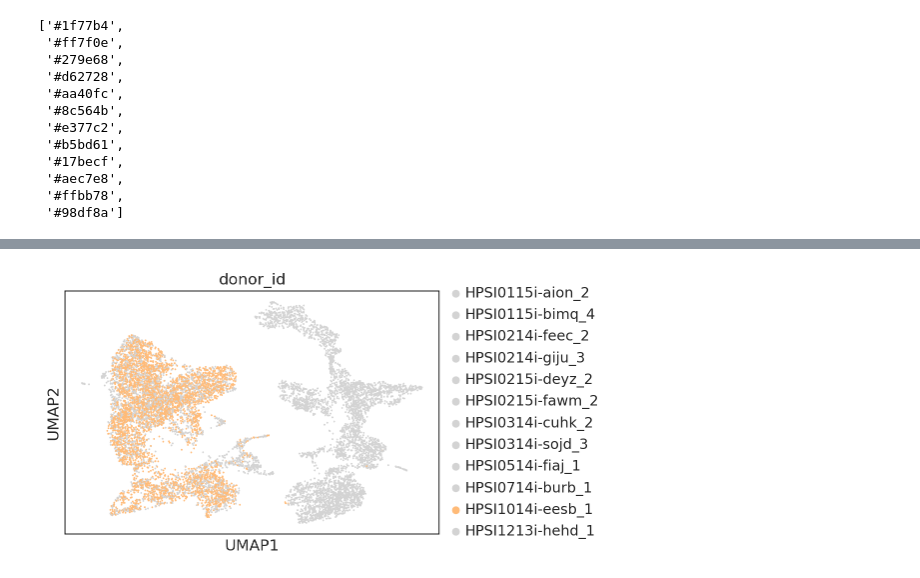
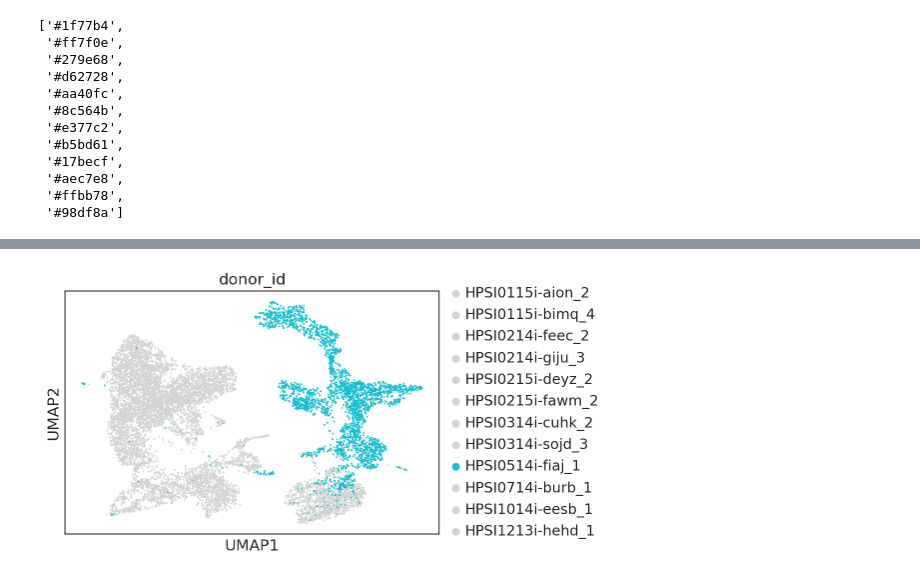
Before and after one commit to single-cell-genetics/singlecell_neuroseq_paper, a Jupyter notebook: plotting_notebooks/Figure_2/Figure_2c_2e_organoid_umaps_and_extended_fig4a.ipynb, the cells around one changed output, grey strips where cells are left out. Saved outputs shown, nothing was run; the diff lists cells and outputs as text; code cells hidden in the pictures.

Commit message:
save figures for publication (fig.2)

```diff
--- a/plotting_notebooks/Figure_2/Figure_2c_2e_organoid_umaps_and_extended_fig4a.ipynb
+++ b/plotting_notebooks/Figure_2/Figure_2c_2e_organoid_umaps_and_extended_fig4a.ipynb
@@ -126,8 +126,8 @@ Name: celltype_new, Length: 11444, dtype: category
 Categories (8, object): [intermediate_prog < neuron < radial_glial_prog < myotube < mesenchymal < satellite < PAX7_positive < wnt_positive]
 # %%
 fig_prefix = ''
-fig_format = 'png'
-# fig_format = 'pdf'
-sc.set_figure_params(dpi_save=200,format=fig_format)
+# fig_format = 'png'
+fig_format = 'pdf'
+sc.set_figure_params(dpi_save=300,format=fig_format)
 #rcParams['figure.figsize'] = 5,4
 rcParams['figure.figsize'] = 6,4
@@ -136,3 +134,8 @@ plotting_fcn = sc.pl.umap
+# %%
+fig_folder = "/hps/nobackup/stegle/users/acuomo/all_scripts/sc_neuroseq/figures/main_figures/"
+sc.settings.figdir = fig_folder
+
+plotting_fcn = sc.pl.umap
 # %%
 plotting_fcn(adata, color='cluster_id',size=10)
 # %% [output]
@@ -216,10 +221,10 @@ adata.uns['donor_id_colors'][4] = 'lightgrey'
 adata.uns['donor_id_colors'][5] = 'lightgrey'
 adata.uns['donor_id_colors'][6] = 'lightgrey'
 adata.uns['donor_id_colors'][7] = 'lightgrey'
-adata.uns['donor_id_colors'][8] = 'lightgrey'
+# adata.uns['donor_id_colors'][8] = 'lightgrey'
 adata.uns['donor_id_colors'][9] = 'lightgrey'
-# adata.uns['donor_id_colors'][10] = 'lightgrey'
+adata.uns['donor_id_colors'][10] = 'lightgrey'
 adata.uns['donor_id_colors'][11] = 'lightgrey'
 # %%
-plotting_fcn(adata, color='donor_id')
+plotting_fcn(adata, color='donor_id', save = "Fig._2e_fiaj.pdf")
 # %% [output]
@@ -226,4 +232,4 @@ plotting_fcn(adata, color='donor_id')
-[figure, old version]
+[figure, new version]
 # %%
 adata.uns['donor_id_colors'][0] = 'lightgrey'
 adata.uns['donor_id_colors'][1] = 'lightgrey'
```
Also changed, not shown: parts of 5 cells of this notebook, 2 other files.
